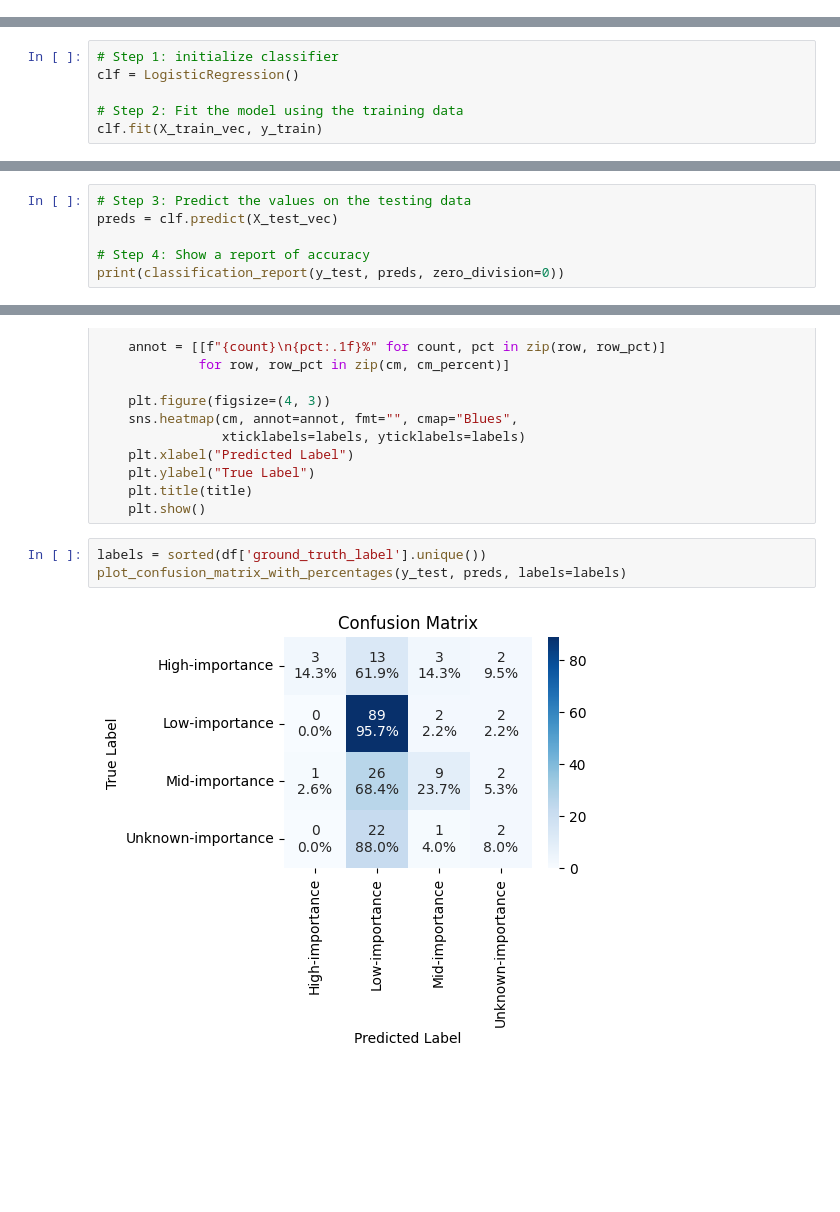
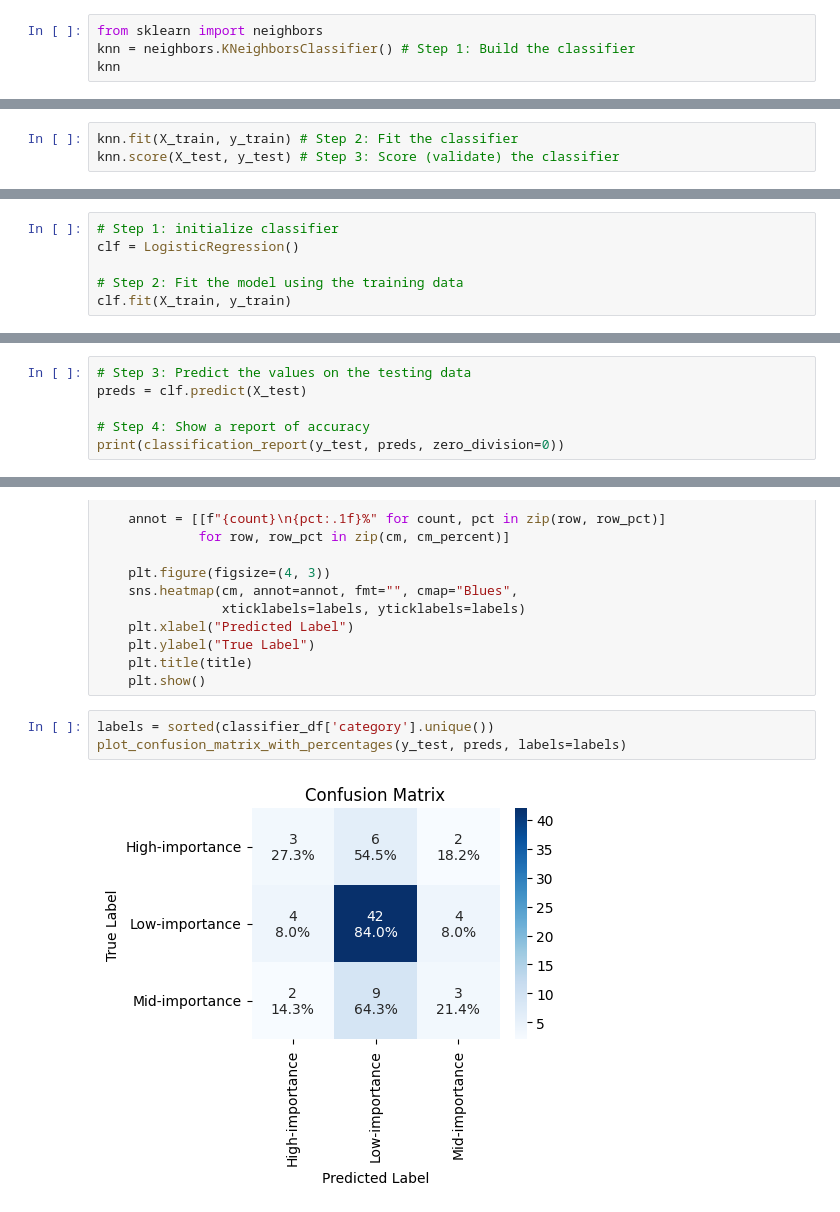
Before and after one commit to Wellesley-CS234/cs-234-final-project-part-2-crystalzhaozj, a Jupyter notebook: 3. text_classification.ipynb, the cells around one changed output, grey strips where cells are left out. Drawn from its saved outputs; the diff is of its cells as text; blank space fills up the shorter version.

```diff
--- a/3. text_classification.ipynb
+++ b/3. text_classification.ipynb
@@ -44,0 +200,4 @@ X_train, X_test, y_train, y_test = train_test_split(df['text'],
+# %%
+from sklearn import neighbors
+knn = neighbors.KNeighborsClassifier() # Step 1: Build the classifier
+knn
@@ -44,0 +210,3 @@ X_train, X_test, y_train, y_test = train_test_split(df['text'],
+# %%
+knn.fit(X_train, y_train) # Step 2: Fit the classifier
+knn.score(X_test, y_test) # Step 3: Score (validate) the classifier
@@ -67,5 +274,5 @@ array(['10', '11', '1881', ..., 'zumba', 'zyzz', 'ã³risdã³ttir'],
 clf = LogisticRegression()
 
 # Step 2: Fit the model using the training data
-clf.fit(X_train_vec, y_train)
+clf.fit(X_train, y_train)
 # %% [output]
@@ -73,6 +288,6 @@ LogisticRegression()
 # %%
 # Step 3: Predict the values on the testing data
-preds = clf.predict(X_test_vec)
+preds = clf.predict(X_test)
 
 # Step 4: Show a report of accuracy
 print(classification_report(y_test, preds, zero_division=0))
@@ -112,7 +326,7 @@ def plot_confusion_matrix_with_percentages(y_true, y_pred,
     plt.title(title)
     plt.show()
 # %%
-labels = sorted(df['ground_truth_label'].unique())
+labels = sorted(classifier_df['category'].unique())
 plot_confusion_matrix_with_percentages(y_test, preds, labels=labels)
 # %% [output]
-[figure, old version]
+[figure, new version]
```
Also changed, not shown: parts of 64 cells of this notebook, 11 other files.
